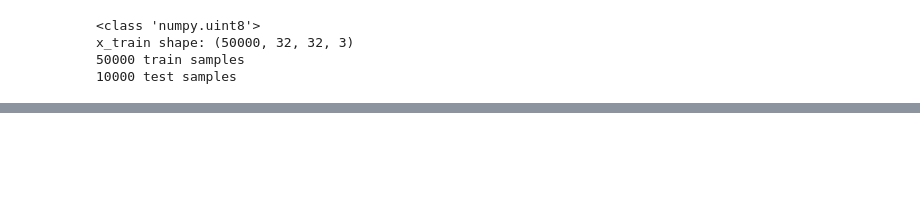
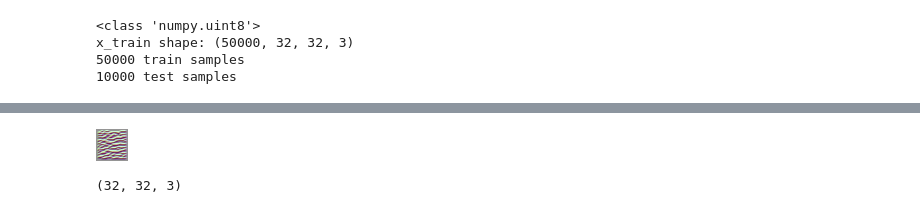
Before and after one commit to malletan/PM-A20-Neural-Networks, a Jupyter notebook: cifar-convnet.ipynb, the cells around one changed output, grey strips where cells are left out. Drawn from its saved outputs; the diff is of its cells as text; code cells hidden in the pictures; blank space fills up the shorter version.

Commit message:
Feature Visualization for Cifar Network

```diff
--- a/cifar-convnet.ipynb
+++ b/cifar-convnet.ipynb
@@ -28,24 +33,24 @@ y_test = keras.utils.to_categorical(y_test, num_classes)
 # %%
 model = keras.Sequential(
     [
-        keras.Input(shape=input_shape),
-        layers.Conv2D(32, kernel_size=(3,3), padding='same', activation='relu'),
-        layers.Conv2D(32, kernel_size=(3,3), activation='relu'),
-        layers.MaxPooling2D(pool_size=(2,2)),
+        keras.Input(shape=input_shape, name='input'),
+        layers.Conv2D(32, kernel_size=(3,3), padding='same', activation='relu', name='conv11'),
+        #layers.Conv2D(32, kernel_size=(3,3), activation='relu', name='conv12'),
+        layers.MaxPooling2D(pool_size=(2,2), name='pool1'),
         layers.Dropout(.25),
-        layers.Conv2D(64, kernel_size=(3,3), padding='same', activation='relu'),
-        layers.Conv2D(64, kernel_size=(3,3), activation='relu'),
-        layers.MaxPooling2D(pool_size=(2,2)),
+        layers.Conv2D(64, kernel_size=(3,3), padding='same', activation='relu', name='conv21'),
+        #layers.Conv2D(64, kernel_size=(3,3), activation='relu', name='conv22'),
+        layers.MaxPooling2D(pool_size=(2,2), name='pool2'),
         layers.Dropout(.25),
         layers.Flatten(),
-        layers.Dense(512, activation='relu'),
+        layers.Dense(512, activation='relu', name='dense1'),
         layers.Dropout(.5),
-        layers.Dense(num_classes, activation='softmax'),
+        layers.Dense(num_classes, activation='softmax', name='output'),
     ]
 )
 # %%
 model.compile(loss='categorical_crossentropy',
-              optimizer='rmsprop',
+              optimizer='adam',
               metrics=['accuracy'])
 # %%
 batch_size = 32
@@ -93,0 +119,6 @@ Test accuracy: 0.6873
+# %%
+layer_name = "conv11"
+layer = model.get_layer(name=layer_name)
+#print(model.inputs)
+#print(model.output)
+feature_extractor = keras.Model(inputs=model.inputs, outputs=layer.output)
@@ -93,0 +171,17 @@ Test accuracy: 0.6873
+# %%
+from IPython.display import Image, display
+import tensorflow as tf
+
+
+img_width = 32
+img_height = 32
+filter_No = 7
+loss, img = visualize_filter(filter_No)
+img_name = layer_name+"-"+str(filter_No)+"cifar.png"
+keras.preprocessing.image.save_img(img_name, img)
+
+display(Image(img_name))
+print(img.shape)
+# %% [output]
+[figure, added]
+(32, 32, 3)
```
Also changed, not shown: parts of 7 cells of this notebook, 21 other files.
